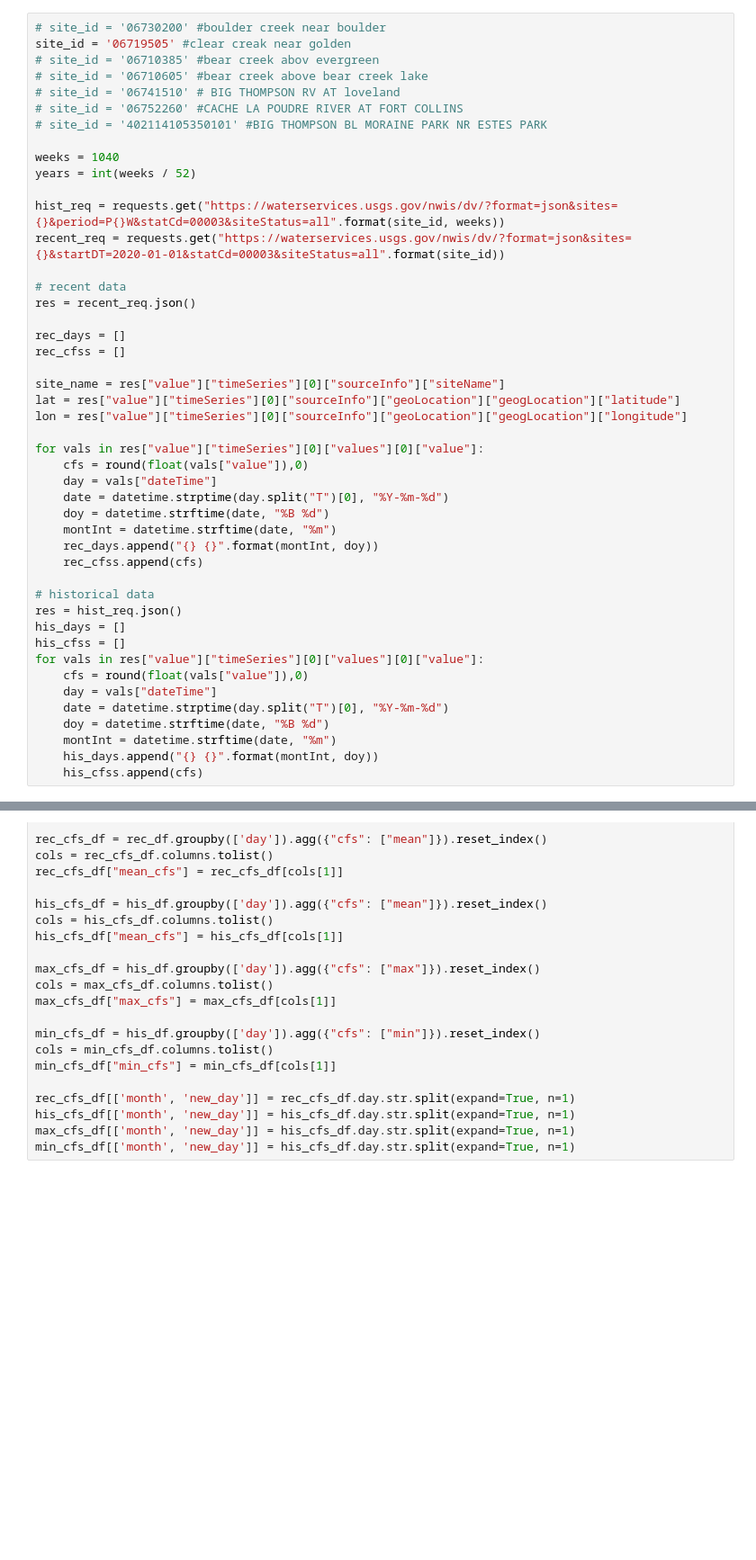
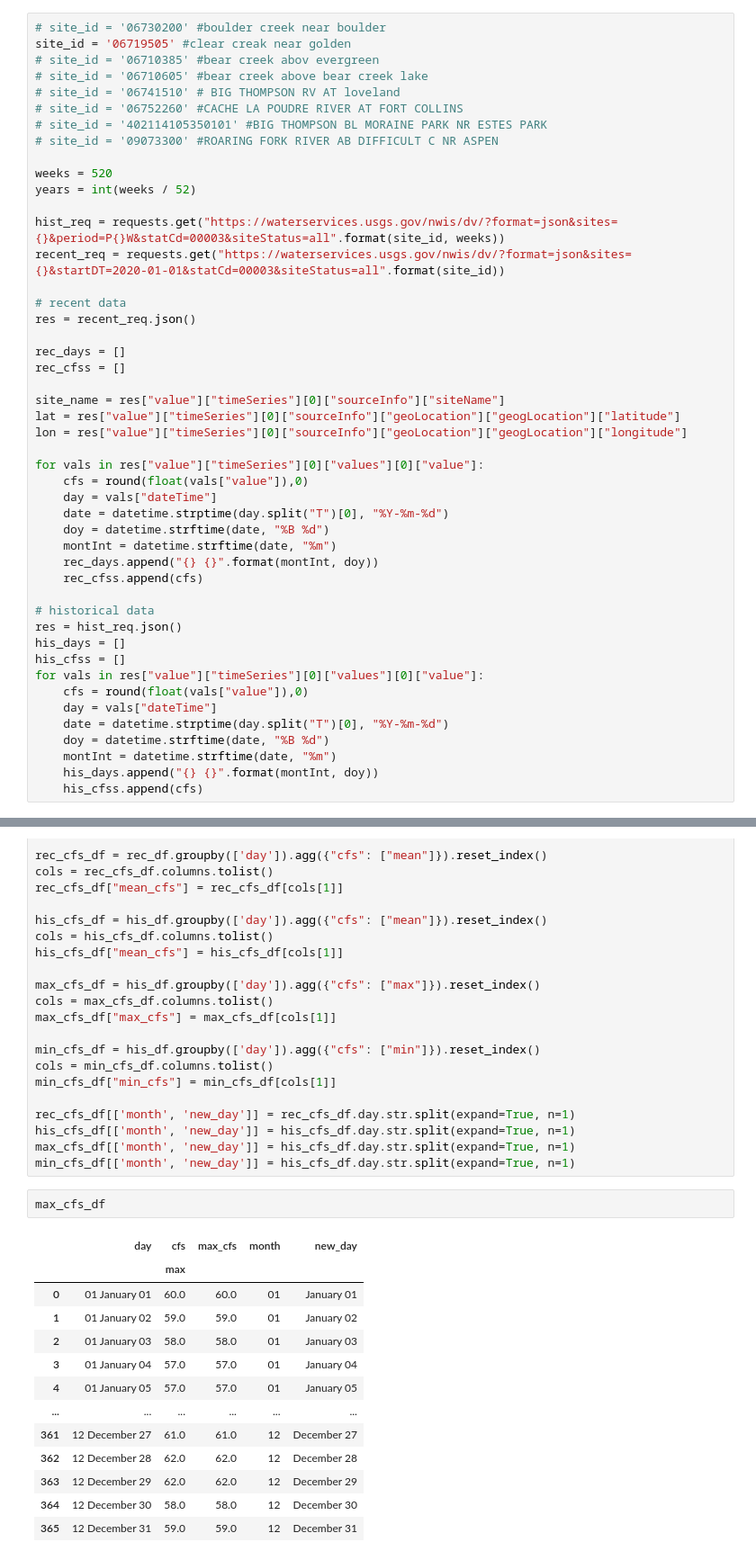
Before and after one commit to delynko/CFS_Charts, a Jupyter notebook: stream_api.ipynb, the cells around one changed output, grey strips where cells are left out. Shown at 90% size. Drawn from its saved outputs; the diff is of its cells as text; blank space fills up the shorter version.

```diff
--- a/stream_api.ipynb
+++ b/stream_api.ipynb
@@ -14,8 +14,9 @@ site_id = '06719505' #clear creak near golden
 # site_id = '06741510' # BIG THOMPSON RV AT loveland
 # site_id = '06752260' #CACHE LA POUDRE RIVER AT FORT COLLINS
 # site_id = '402114105350101' #BIG THOMPSON BL MORAINE PARK NR ESTES PARK
+# site_id = '09073300' #ROARING FORK RIVER AB DIFFICULT C NR ASPEN
 
-weeks = 1040
+weeks = 520
 years = int(weeks / 52)
 
 hist_req = requests.get("https://waterservices.usgs.gov/nwis/dv/?format=json&sites={}&period=P{}W&statCd=00003&siteStatus=all".format(site_id, weeks))
@@ -79,3 +80,19 @@ rec_cfs_df[['month', 'new_day']] = rec_cfs_df.day.str.split(expand=True, n=1)
 his_cfs_df[['month', 'new_day']] = his_cfs_df.day.str.split(expand=True, n=1)
 max_cfs_df[['month', 'new_day']] = his_cfs_df.day.str.split(expand=True, n=1)
 min_cfs_df[['month', 'new_day']] = his_cfs_df.day.str.split(expand=True, n=1)
+# %%
+max_cfs_df
+# %% [output]
+|  | day | cfs | max_cfs | month | new_day |
+|  |  | max |  |  |  |
+| 0 | 01 January 01 | 60.0 | 60.0 | 01 | January 01 |
+| 1 | 01 January 02 | 59.0 | 59.0 | 01 | January 02 |
+| 2 | 01 January 03 | 58.0 | 58.0 | 01 | January 03 |
+| 3 | 01 January 04 | 57.0 | 57.0 | 01 | January 04 |
+| 4 | 01 January 05 | 57.0 | 57.0 | 01 | January 05 |
+| ... | ... | ... | ... | ... | ... |
+| 361 | 12 December 27 | 61.0 | 61.0 | 12 | December 27 |
+| 362 | 12 December 28 | 62.0 | 62.0 | 12 | December 28 |
+| 363 | 12 December 29 | 62.0 | 62.0 | 12 | December 29 |
+| 364 | 12 December 30 | 58.0 | 58.0 | 12 | December 30 |
+| 365 | 12 December 31 | 59.0 | 59.0 | 12 | December 31 |
```
Also changed, not shown: parts of 3 cells of this notebook, 1 other file.
